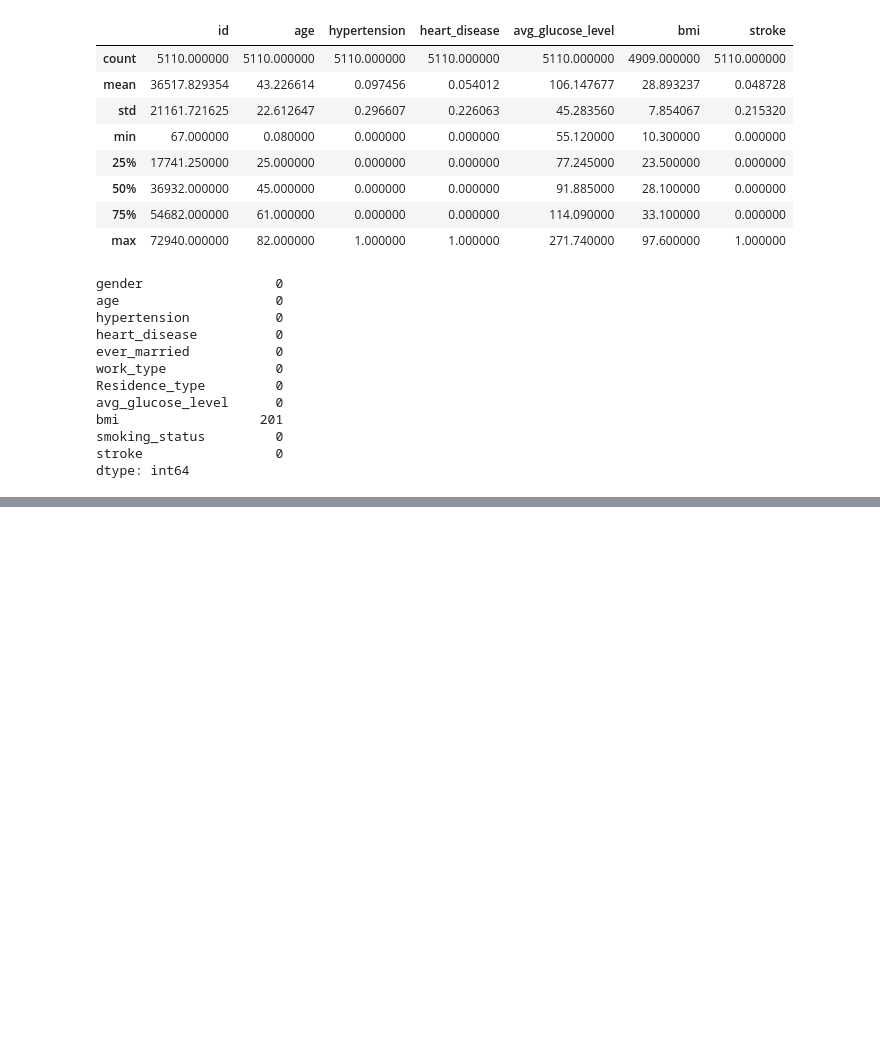
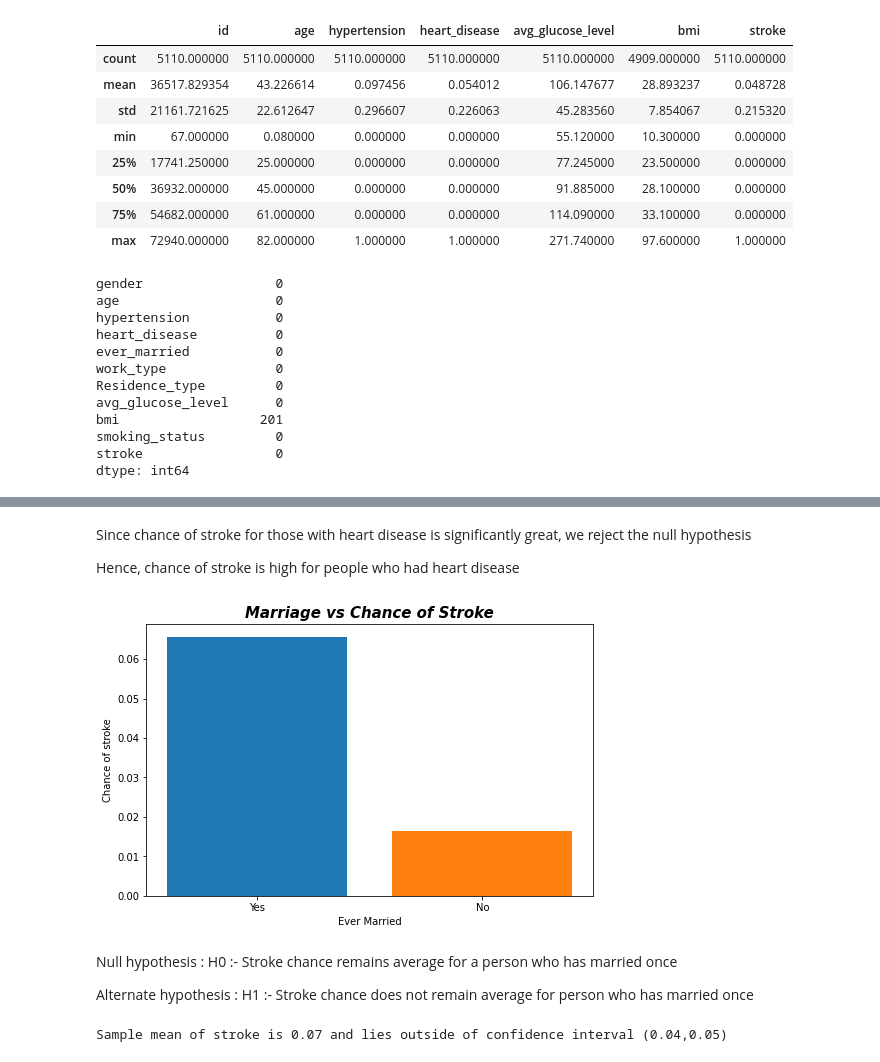
Before and after one commit to SalmanHabeeb/Stroke-predictor, a Jupyter notebook: EDA.ipynb, the cells around one changed output, grey strips where cells are left out. Cells and saved outputs as stored; diff of their text form; code cells hidden in the pictures; blank space fills up the shorter version.

```diff
--- a/EDA.ipynb
+++ b/EDA.ipynb
@@ -162,18 +64,0 @@ plt.show()
-# %%
-age_groups = [f'{i}-{i+10}' for i in range(0, 100, 10)]
-fig, ax = plt.subplots()
-
-for i in range(0, 100, 10):
-  plt.bar(i, df[(df['age'] <i+10) & (df['age'] > i)]['stroke'].mean())
-
-ax.set_xlabel('Age groups')
-ax.set_ylabel('Chance of stroke')
-ax.set_xticks(range(0, 100, 10))
-ax.set_xticklabels(age_groups)
-ax.set_facecolor('black')
-rect = fig.patch
-rect.set_facecolor('green')
-
-plt.title('Age vs chance of Stroke', fontweight = 'bold', fontstyle = 'italic', fontsize = 17)
-
-plt.show()
@@ -222,0 +207,23 @@ plt.show()
+# %% [markdown]
+Since chance of stroke for those with heart disease is significantly great, we reject the null hypothesis
+
+Hence, chance of stroke is high for people who had heart disease
+# %%
+plot_chances('ever_married',
+chance_column = 'stroke',
+df = df,
+figsize = (8, 5),
+x_label = 'Ever Married',
+y_label = 'Chance of stroke',
+title = 'Marriage vs Chance of Stroke',
+)
+# %% [output]
+[figure, added]
+# %% [markdown]
+Null hypothesis : H0 :- Stroke chance remains average for a person who has married once
+
+Alternate hypothesis : H1 :- Stroke chance does not remain average for person who has married once
+# %%
+compute_confidence_interval('Yes', 'ever_married', 'stroke', df, 0.05)
+# %% [output]
+Sample mean of stroke is 0.07 and lies outside of confidence interval (0.04,0.05)
```
Also changed, not shown: parts of 52 cells of this notebook.
